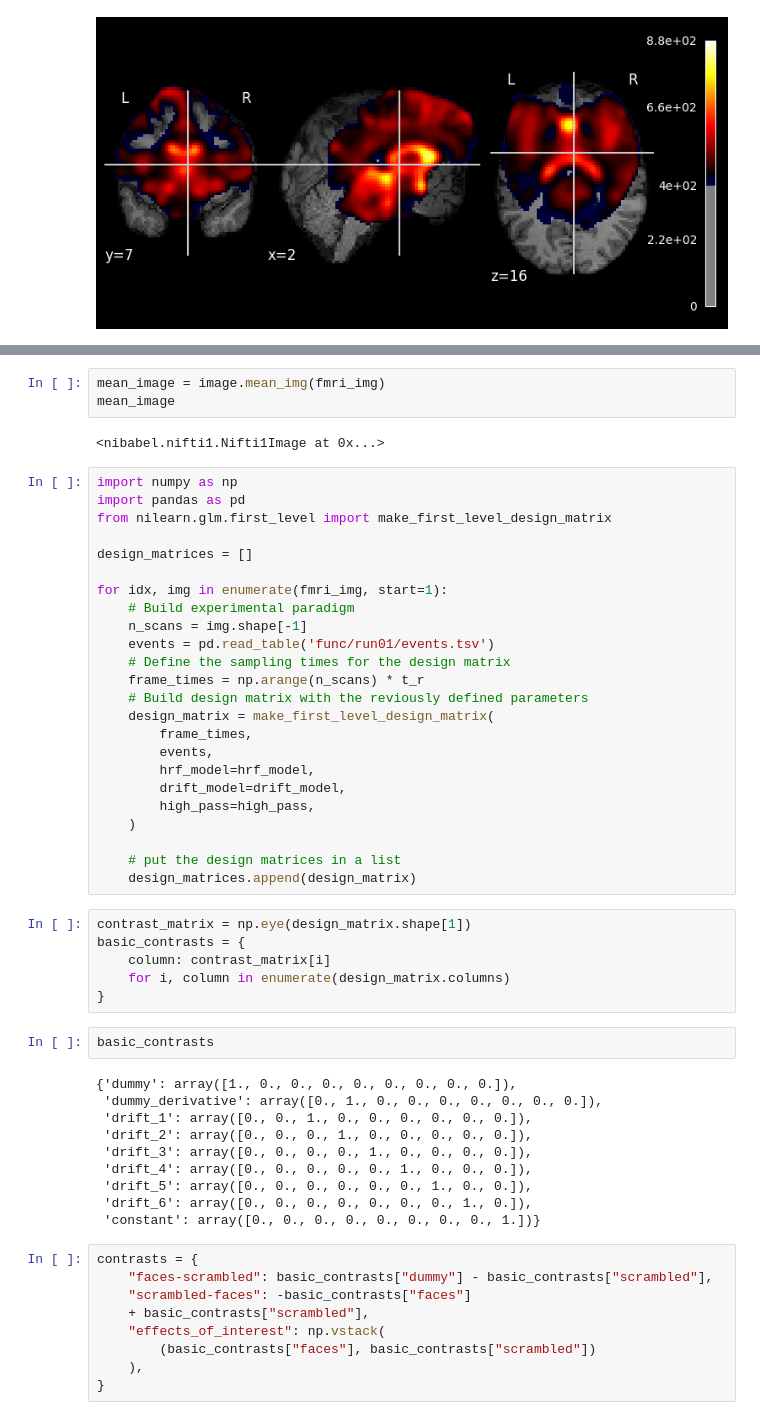
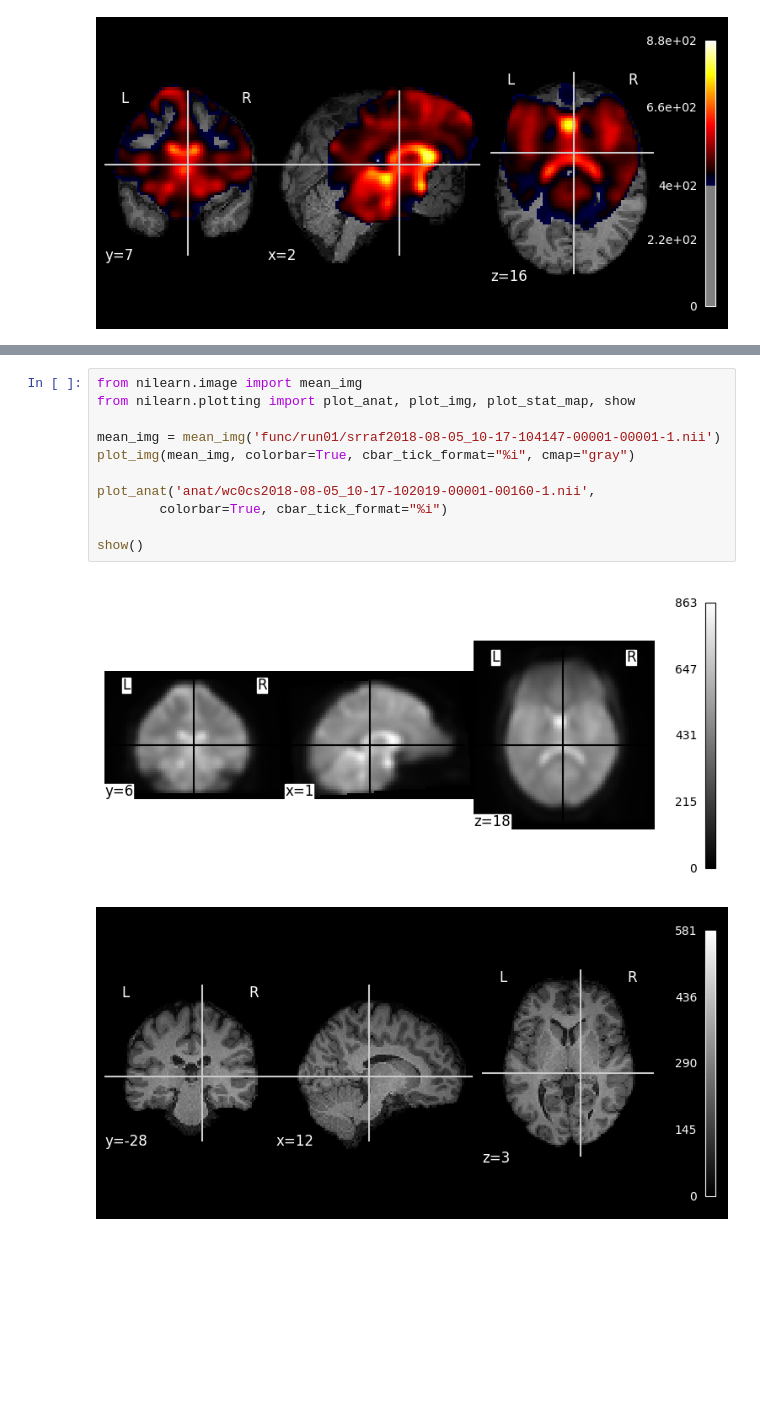
Before and after one commit to jancayan/Single-Subject-Working-Memory-Analysis, a Jupyter notebook: Nov6_notebooks/jennifer_visualization.ipynb, the cells around one changed output, grey strips where cells are left out. Cells and saved outputs as stored; diff of their text form; blank space fills up the shorter version.

```diff
--- a/Nov6_notebooks/jennifer_visualization.ipynb
+++ b/Nov6_notebooks/jennifer_visualization.ipynb
@@ -89,56 +54,14 @@ Resampling the second image (this takes time)...
-# %%
-mean_image = image.mean_img(fmri_img)
-mean_image
-# %% [output]
-<nibabel.nifti1.Nifti1Image at 0x...>
-# %%
-import numpy as np
-import pandas as pd
-from nilearn.glm.first_level import make_first_level_design_matrix
-
-design_matrices = []
-
-for idx, img in enumerate(fmri_img, start=1):
-    # Build experimental paradigm
-    n_scans = img.shape[-1]
-    events = pd.read_table('func/run01/events.tsv')
-    # Define the sampling times for the design matrix
-    frame_times = np.arange(n_scans) * t_r
-    # Build design matrix with the reviously defined parameters
-    design_matrix = make_first_level_design_matrix(
-        frame_times,
-        events,
-        hrf_model=hrf_model,
-        drift_model=drift_model,
-        high_pass=high_pass,
-    )
-
-    # put the design matrices in a list
-    design_matrices.append(design_matrix)
-# %%
-contrast_matrix = np.eye(design_matrix.shape[1])
-basic_contrasts = {
-    column: contrast_matrix[i]
-    for i, column in enumerate(design_matrix.columns)
-}
-# %%
-basic_contrasts
-# %% [output]
-{'dummy': array([1., 0., 0., 0., 0., 0., 0., 0., 0.]),
- 'dummy_derivative': array([0., 1., 0., 0., 0., 0., 0., 0., 0.]),
- 'drift_1': array([0., 0., 1., 0., 0., 0., 0., 0., 0.]),
- 'drift_2': array([0., 0., 0., 1., 0., 0., 0., 0., 0.]),
- 'drift_3': array([0., 0., 0., 0., 1., 0., 0., 0., 0.]),
- 'drift_4': array([0., 0., 0., 0., 0., 1., 0., 0., 0.]),
- 'drift_5': array([0., 0., 0., 0., 0., 0., 1., 0., 0.]),
- 'drift_6': array([0., 0., 0., 0., 0., 0., 0., 1., 0.]),
- 'constant': array([0., 0., 0., 0., 0., 0., 0., 0., 1.])}
-# %%
-contrasts = {
-    "faces-scrambled": basic_contrasts["dummy"] - basic_contrasts["scrambled"],
-    "scrambled-faces": -basic_contrasts["faces"]
-    + basic_contrasts["scrambled"],
-    "effects_of_interest": np.vstack(
-        (basic_contrasts["faces"], basic_contrasts["scrambled"])
-    ),
-}
+# %%
+from nilearn.image import mean_img
+from nilearn.plotting import plot_anat, plot_img, plot_stat_map, show
+
+mean_img = mean_img('func/run01/srraf2018-08-05_10-17-104147-00001-00001-1.nii')
+plot_img(mean_img, colorbar=True, cbar_tick_format="%i", cmap="gray")
+
+plot_anat('anat/wc0cs2018-08-05_10-17-102019-00001-00160-1.nii',
+        colorbar=True, cbar_tick_format="%i")
+
+show()
+# %% [output]
+[figure, added]
+[figure, added]
```
Also changed, not shown: parts of 34 cells of this notebook, 4 other files.
